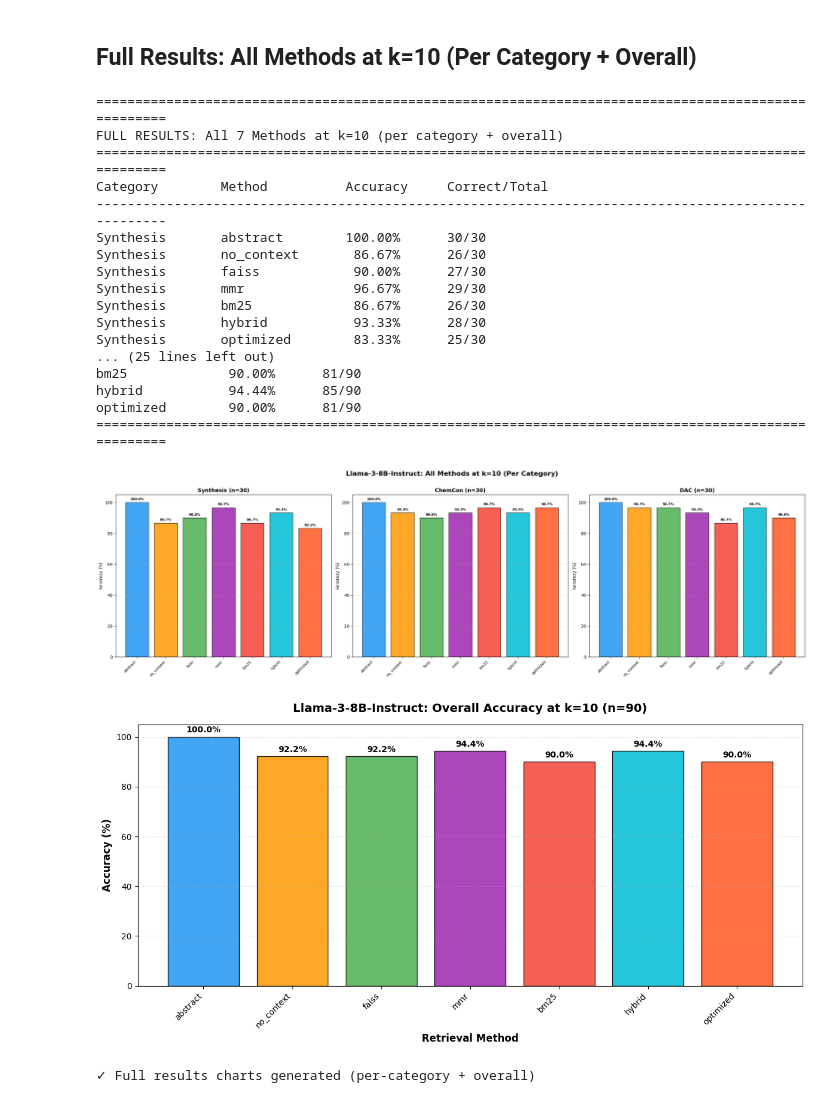
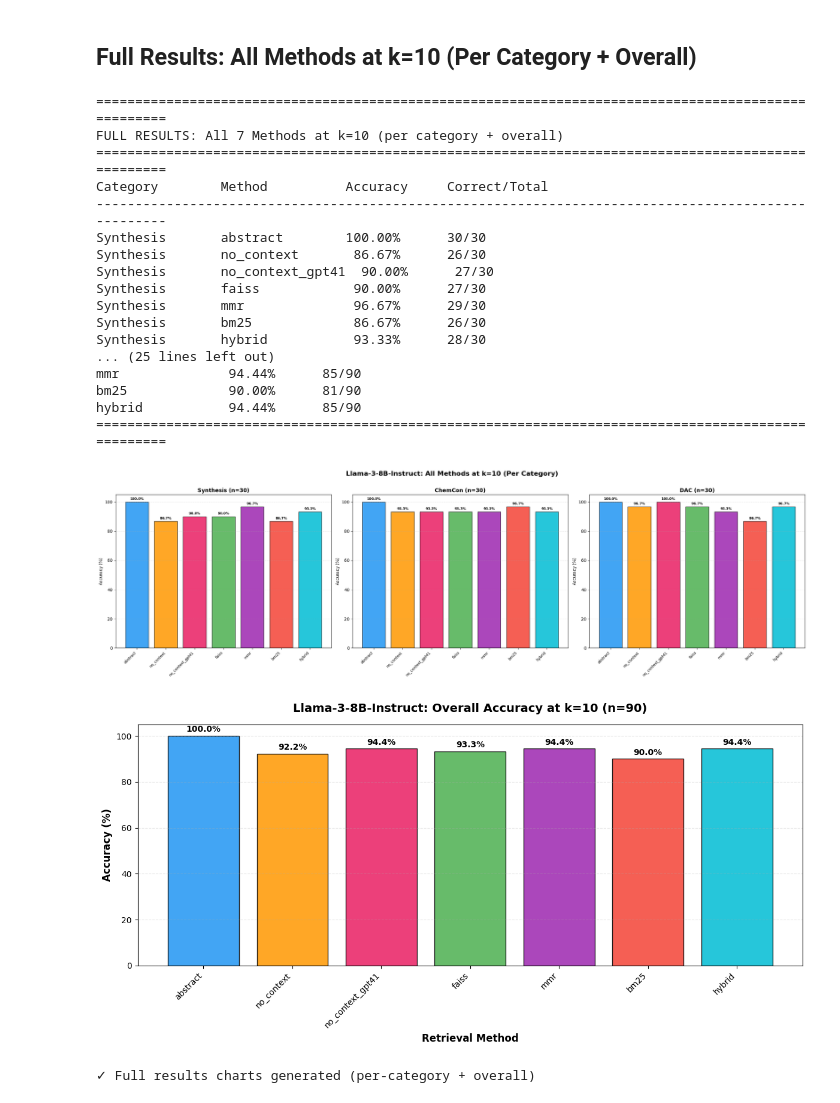
Before and after one commit to mrigi-munjal/zeoRAG, a Jupyter notebook: Mrigi 23e Benchmarking for generation quality.ipynb, the cells around one changed output. Saved outputs shown, nothing was run; the diff lists cells and outputs as text; code cells hidden in the pictures.

```diff
--- a/Mrigi 23e Benchmarking for generation quality.ipynb
+++ b/Mrigi 23e Benchmarking for generation quality.ipynb
@@ -386,6 +481,8 @@ def evaluate_method(llm, method_name, questions_df, tokenizer, k=10):
                 result = evaluate_mc_response(llm, query, correct_answer, context, tokenizer)
             elif method_name == 'no_context':
                 result = evaluate_mc_no_context(llm, query, correct_answer, tokenizer)
+            elif method_name == 'no_context_gpt41':
+                result = evaluate_mc_no_context_gpt41(query, correct_answer)
             elif method_name == 'faiss':
                 context = get_faiss_context(query, k=k)
                 result = evaluate_mc_response(llm, query, correct_answer, context, tokenizer)
@@ -417,6 +514,7 @@ def evaluate_method(llm, method_name, questions_df, tokenizer, k=10):
         results.append(result)
 
         # Clear GPU cache after each question to prevent OOM
+        gc.collect()
         torch.cuda.empty_cache()
 
     # Calculate accuracy
@@ -614,8 +712,8 @@ model_display_name = MODELS['llama']['display_name']
 all_results[model_display_name] = {}
 
 # Phase 1 methods
-phase1_methods = ['abstract', 'no_context', 'faiss']
-ALL_CATEGORIES = list(category_dfs.keys())  # ['Synthesis', 'ChemCon', 'DAC', 'EnvirGen']
+phase1_methods = ['abstract', 'no_context', 'no_context_gpt41', 'faiss']
+ALL_CATEGORIES = list(category_dfs.keys())  # ['Synthesis', 'ChemCon', 'DAC']
 
 for k in K_VALUES:
     print(f"\n{'='*80}")
@@ -771,8 +855,8 @@ Setting `pad_token_id` to `eos_token_id`:128001 for open-end generation.
 import matplotlib.pyplot as plt
 import numpy as np
 
-phase1_methods = ['abstract', 'no_context', 'faiss']
-method_colors = {'abstract': '#2196F3', 'no_context': '#FF9800', 'faiss': '#4CAF50'}
+phase1_methods = ['abstract', 'no_context', 'no_context_gpt41', 'faiss']
+method_colors = {'abstract': '#2196F3', 'no_context': '#FF9800', 'no_context_gpt41': '#E91E63', 'faiss': '#4CAF50'}
 
 # --- Print summary table ---
 print("\n" + "="*90)
@@ -800,7 +884,7 @@ print("="*90)
 fig, ax = plt.subplots(figsize=(12, 6))
 
 x = np.arange(len(ALL_CATEGORIES))
-bar_width = 0.22
+bar_width = 0.20
 
 for i, method in enumerate(phase1_methods):
     accs = [all_results[model_display_name]['k=10'][cat][method]['accuracy'] for cat in ALL_CATEGORIES]
@@ -813,13 +897,14 @@ for i, method in enumerate(phase1_methods):
 ax.set_xlabel('Question Category', fontsize=12, fontweight='bold')
 ax.set_ylabel('Accuracy (%)', fontsize=12, fontweight='bold')
 ax.set_title(f'Phase 1: {model_display_name} - Per Category (k=10)', fontsize=14, fontweight='bold', pad=15)
-ax.set_xticks(x + bar_width)
+ax.set_xticks(x + 1.5 * bar_width)
 ax.set_xticklabels(ALL_CATEGORIES, rotation=20, ha='right', fontsize=11)
 ax.legend(loc='upper right', frameon=True, fontsize=10)
 ax.grid(axis='y', alpha=0.3, linestyle='--')
 ax.set_ylim(0, 105)
 
 plt.tight_layout()
+fig.savefig(f'phase1_per_category_{timestamp}.svg', format='svg', bbox_inches='tight')
 plt.show()
 print("✓ Phase 1 per-category bar chart generated")
 # %% [output]
@@ -851,7 +933,7 @@ OVERALL          abstract: 100.00% (90/90)  no_context: 92.22% (83/90)  faiss: 9
 Run the remaining four retrieval methods.
 # %%
 # Phase 2 methods
-phase2_methods = ['mmr', 'bm25', 'hybrid', 'optimized']
+phase2_methods = ['mmr', 'bm25', 'hybrid']
 
 for k in K_VALUES:
     print(f"\n{'='*80}")
@@ -1016,9 +1098,9 @@ Setting `pad_token_id` to `eos_token_id`:128001 for open-end generation.
 import matplotlib.pyplot as plt
 import numpy as np
 
-all_methods_list = ['abstract', 'no_context', 'faiss', 'mmr', 'bm25', 'hybrid', 'optimized']
+all_methods_list = ['abstract', 'no_context', 'no_context_gpt41', 'faiss', 'mmr', 'bm25', 'hybrid']
 method_colors_all = {
-    'abstract': '#2196F3', 'no_context': '#FF9800', 'faiss': '#4CAF50',
+    'abstract': '#2196F3', 'no_context': '#FF9800', 'no_context_gpt41': '#E91E63', 'faiss': '#4CAF50',
     'mmr': '#9C27B0', 'bm25': '#F44336', 'hybrid': '#00BCD4', 'optimized': '#FF5722'
 }
 
@@ -1072,6 +1154,7 @@ for idx, cat in enumerate(ALL_CATEGORIES):
 fig.suptitle(f'{model_display_name}: All Methods at k=10 (Per Category)',
              fontsize=16, fontweight='bold', y=1.01)
 plt.tight_layout()
+fig.savefig(f'full_results_per_category_k10_{timestamp}.svg', format='svg', bbox_inches='tight')
 plt.show()
 
 # --- Overall bar chart ---
@@ -1091,37 +1174,38 @@ for bar, acc in zip(bars, overall_accs):
             f'{acc:.1f}%', ha='center', va='bottom', fontweight='bold')
 
 ax2.set_xlabel('Retrieval Method', fontsize=12, fontweight='bold')
 ax2.set_ylabel('Accuracy (%)', fontsize=12, fontweight='bold')
 ax2.set_title(f'{model_display_name}: Overall Accuracy at k=10 (n=90)', fontsize=14, fontweight='bold', pad=15)
 ax2.set_xticks(x)
 ax2.set_xticklabels(all_methods_list, rotation=45, ha='right')
 ax2.grid(axis='y', alpha=0.3, linestyle='--')
 ax2.set_ylim(0, 105)
 
 plt.tight_layout()
+fig2.savefig(f'full_results_overall_k10_{timestamp}.svg', format='svg', bbox_inches='tight')
 plt.show()
 
 print("✓ Full results charts generated (per-category + overall)")
 # %% [output]
 ====================================================================================================
 FULL RESULTS: All 7 Methods at k=10 (per category + overall)
 ====================================================================================================
 Category        Method          Accuracy     Correct/Total
 ----------------------------------------------------------------------------------------------------
 Synthesis       abstract        100.00%      30/30
 Synthesis       no_context       86.67%      26/30
+Synthesis       no_context_gpt41  90.00%      27/30
 Synthesis       faiss            90.00%      27/30
 Synthesis       mmr              96.67%      29/30
 Synthesis       bm25             86.67%      26/30
 Synthesis       hybrid           93.33%      28/30
-Synthesis       optimized        83.33%      25/30
 ... (25 lines left out)
+mmr              94.44%      85/90
 bm25             90.00%      81/90
 hybrid           94.44%      85/90
-optimized        90.00%      81/90
 ====================================================================================================
-[figure, old version]
+[figure, new version]
-[figure, old version]
+[figure, new version]
 ✓ Full results charts generated (per-category + overall)
 # %%
 # Export k=10 results to CSV (per-category + overall)
```
Also changed, not shown: parts of 21 cells of this notebook, 2 other files.
